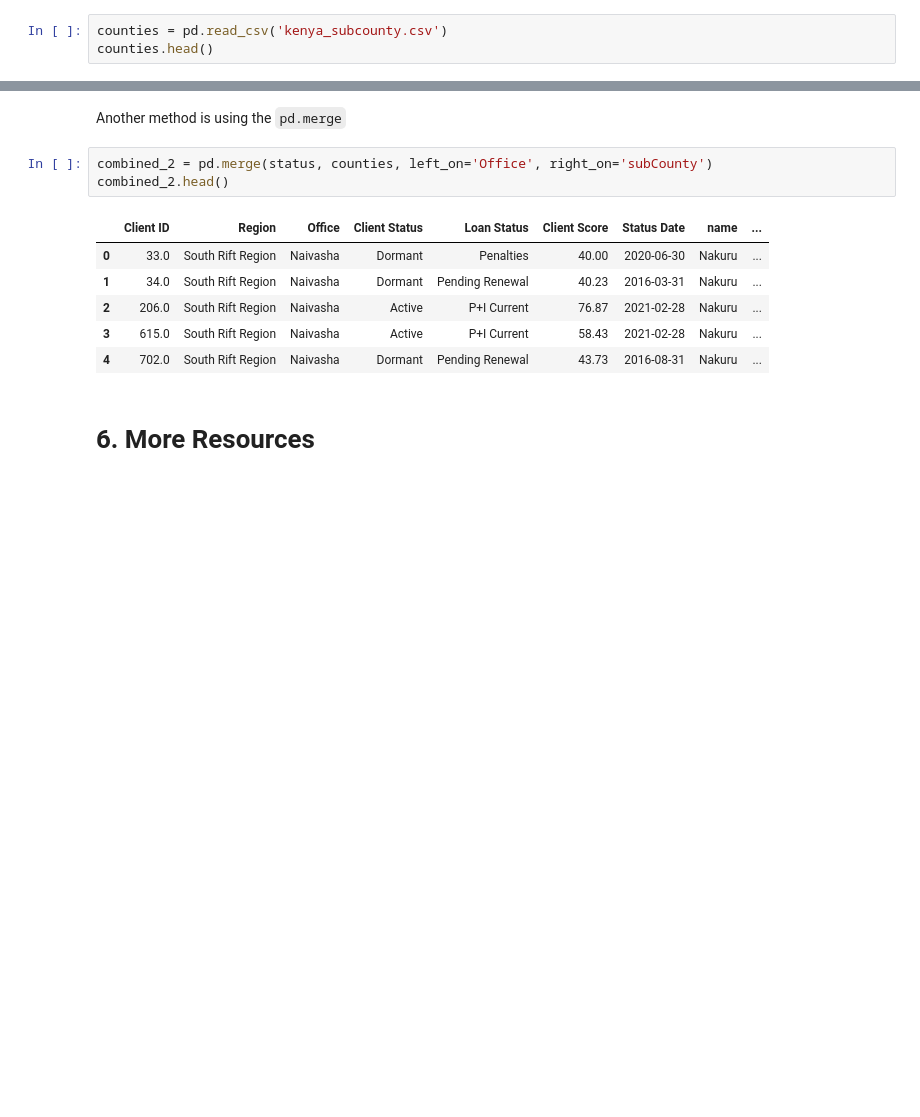
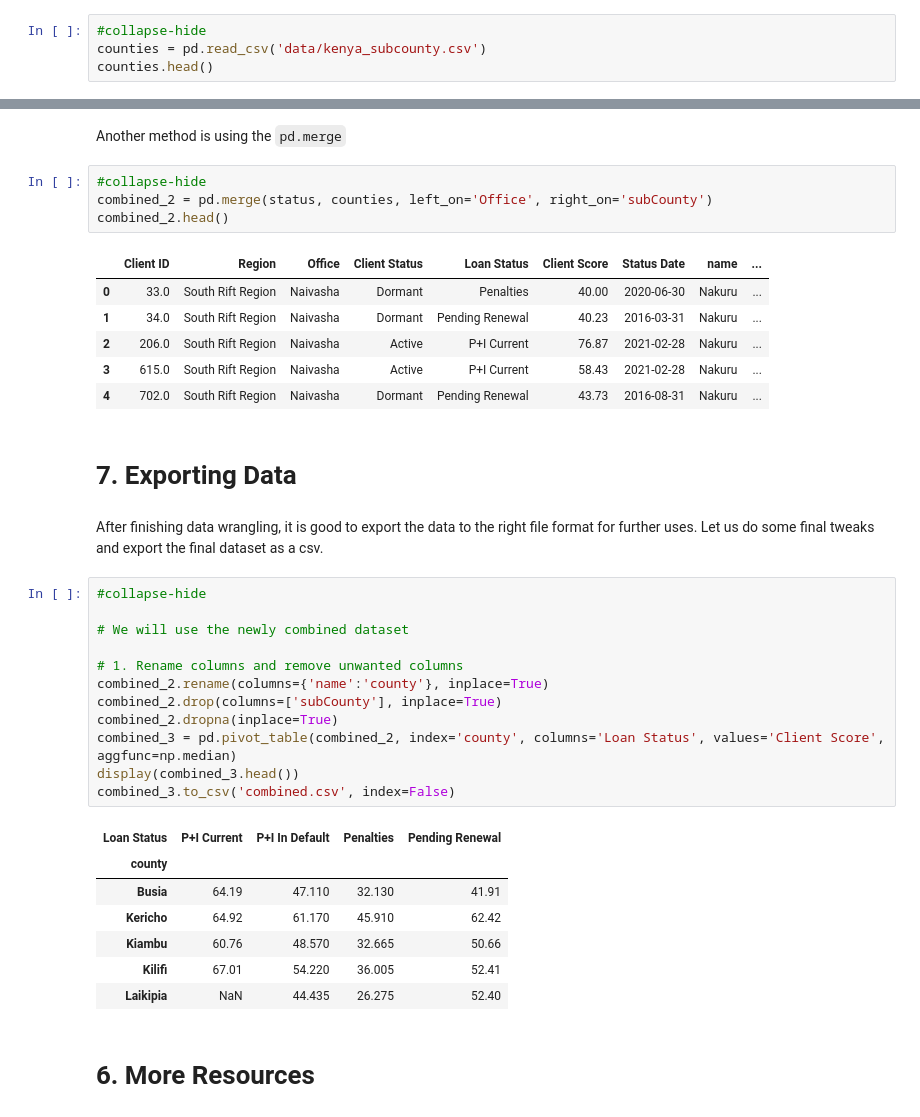
Before and after one commit to VictorOmondi1997/blog, a Jupyter notebook: _notebooks/2021-11-06-data_wrangling_cit.ipynb, the cells around one changed output, grey strips where cells are left out. Saved outputs shown, nothing was run; the diff lists cells and outputs as text; blank space fills up the shorter version.

```diff
--- a/_notebooks/2021-11-06-data_wrangling_cit.ipynb
+++ b/_notebooks/2021-11-06-data_wrangling_cit.ipynb
@@ -522,5 +729,6 @@ pd.pivot_table(status, index='Status Date', columns='Region', values='Client Sco
 # %%
-counties = pd.read_csv('kenya_subcounty.csv')
+#collapse-hide
+counties = pd.read_csv('data/kenya_subcounty.csv')
 counties.head()
 # %% [output]
 |  | name | subCounty |
@@ -542,6 +755,7 @@ combined_.head()
 # %% [markdown]
 Another method is using the `pd.merge`
 # %%
+#collapse-hide
 combined_2 = pd.merge(status, counties, left_on='Office', right_on='subCounty')
 combined_2.head()
 # %% [output]
@@ -551,6 +765,30 @@ combined_2.head()
 | 2 | 206.0 | South Rift Region | Naivasha | Active | P+I Current | 76.87 | 2021-02-28 | Nakuru | ... |
 | 3 | 615.0 | South Rift Region | Naivasha | Active | P+I Current | 58.43 | 2021-02-28 | Nakuru | ... |
 | 4 | 702.0 | South Rift Region | Naivasha | Dormant | Pending Renewal | 43.73 | 2016-08-31 | Nakuru | ... |
+# %% [markdown]
+# 7. Exporting Data
+# %% [markdown]
+After finishing data wrangling, it is good to export the data to the right file format for further uses. Let us do some final tweaks and export the final dataset as a csv.
+# %%
+#collapse-hide
+
+# We will use the newly combined dataset
+
+# 1. Rename columns and remove unwanted columns
+combined_2.rename(columns={'name':'county'}, inplace=True)
+combined_2.drop(columns=['subCounty'], inplace=True)
+combined_2.dropna(inplace=True)
+combined_3 = pd.pivot_table(combined_2, index='county', columns='Loan Status', values='Client Score', aggfunc=np.median)
+display(combined_3.head())
+combined_3.to_csv('combined.csv', index=False)
+# %% [output]
+| Loan Status | P+I Current | P+I In Default | Penalties | Pending Renewal |
+| county |  |  |  |  |
+| Busia | 64.19 | 47.110 | 32.130 | 41.91 |
+| Kericho | 64.92 | 61.170 | 45.910 | 62.42 |
+| Kiambu | 60.76 | 48.570 | 32.665 | 50.66 |
+| Kilifi | 67.01 | 54.220 | 36.005 | 52.41 |
+| Laikipia | NaN | 44.435 | 26.275 | 52.40 |
 # %% [markdown]
 # 6. More Resources
 # %% [markdown]
```
Also changed, not shown: parts of 86 cells of this notebook.
